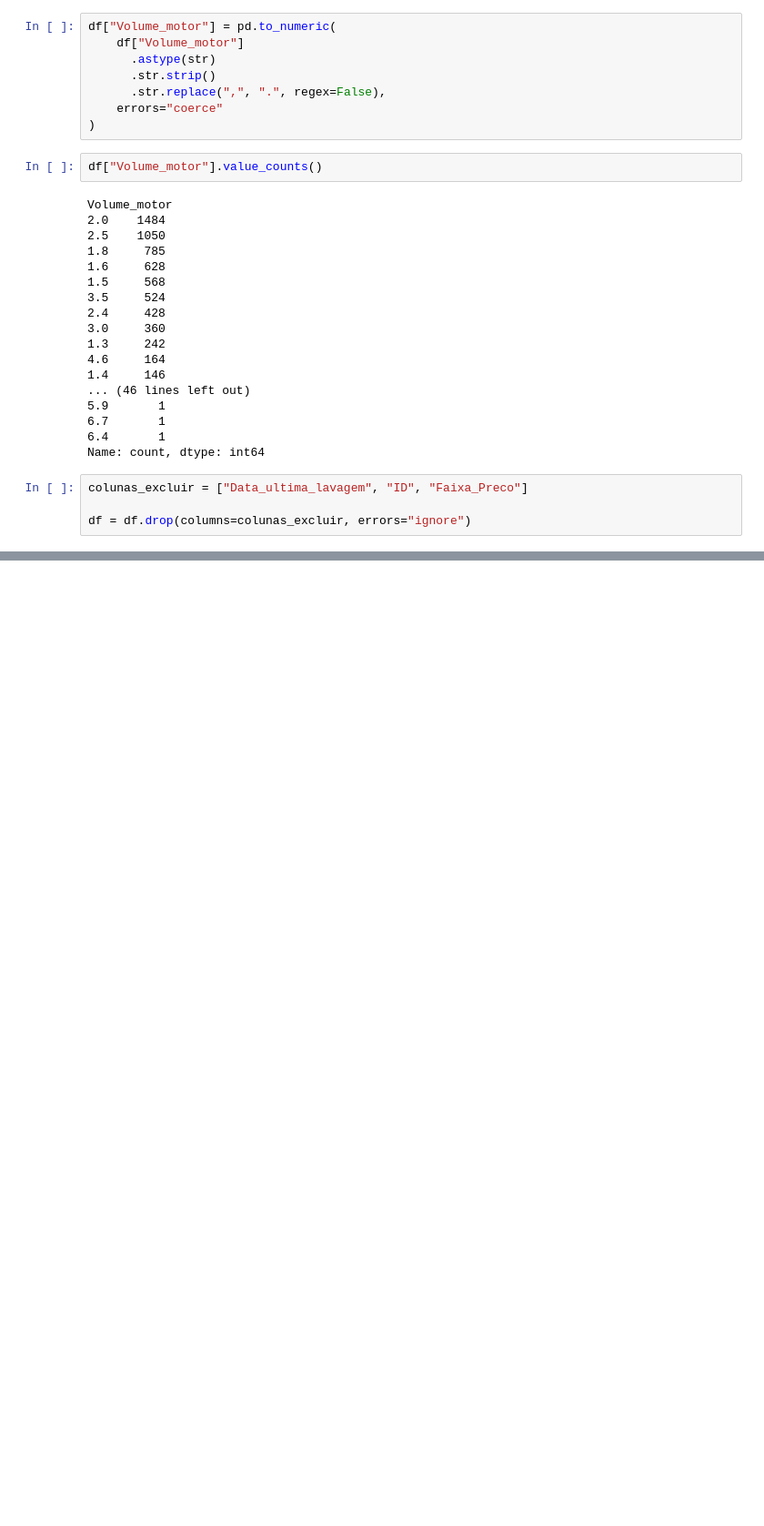
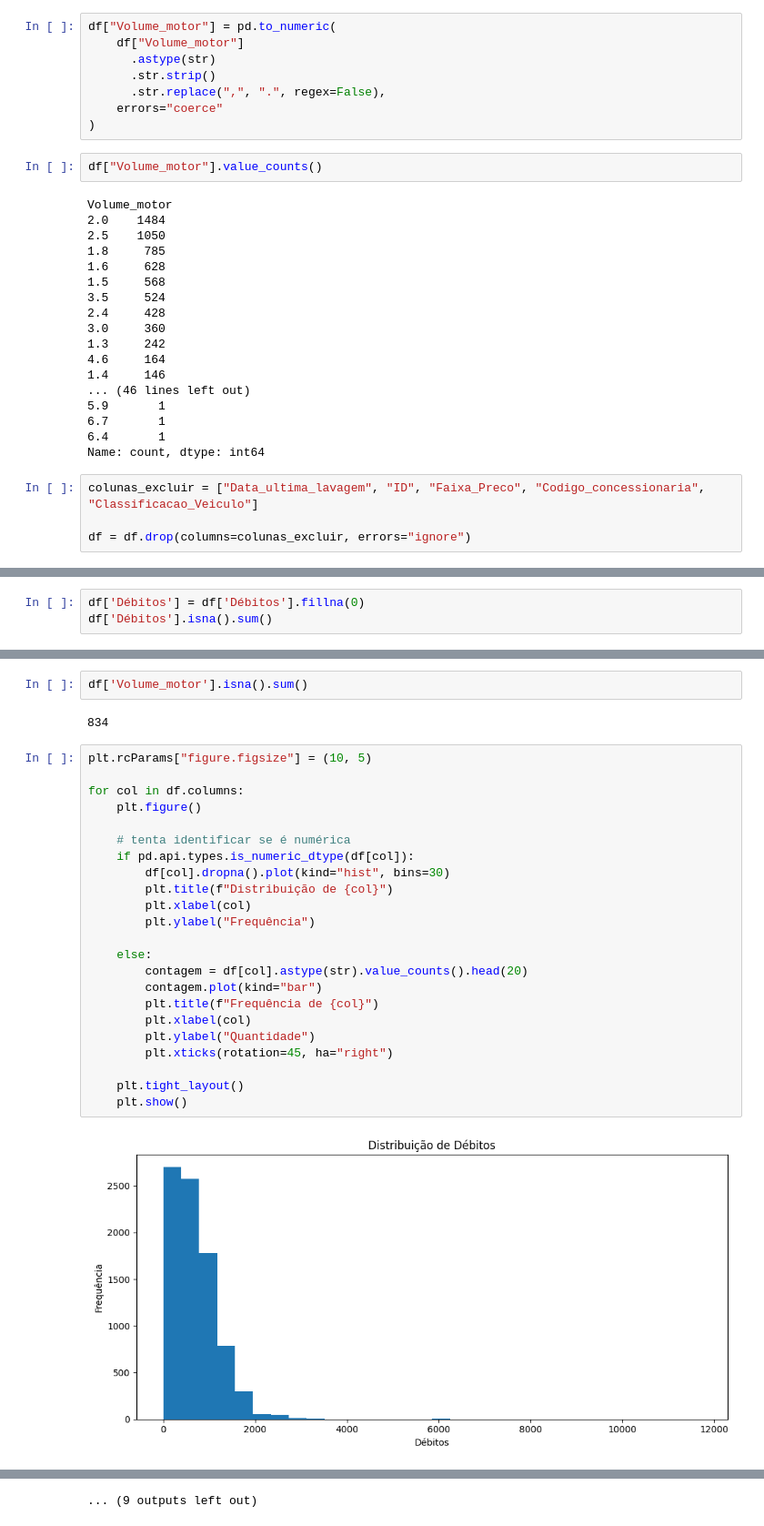
Before and after one commit to adrianop/ESE410035---Introducao-ao-Aprendizado-de-Maquina, a Jupyter notebook: 1 - analise_exploratoria.ipynb, the cells around one changed output, grey strips where cells are left out. Shown at 91% size. Cells and saved outputs as stored; diff of their text form; blank space fills up the shorter version.

```diff
--- a/1 - analise_exploratoria.ipynb
+++ b/1 - analise_exploratoria.ipynb
@@ -236,7 +244,7 @@ Volume_motor
 6.4       1
 Name: count, dtype: int64
 # %%
-colunas_excluir = ["Data_ultima_lavagem", "ID", "Faixa_Preco"]
+colunas_excluir = ["Data_ultima_lavagem", "ID", "Faixa_Preco", "Codigo_concessionaria", "Classificacao_Veiculo"]
 
 df = df.drop(columns=colunas_excluir, errors="ignore")
 # %%
@@ -251,0 +393,3 @@ df.head()
+# %%
+df['Débitos'] = df['Débitos'].fillna(0)
+df['Débitos'].isna().sum()
@@ -251,0 +402,29 @@ df.head()
+# %%
+df['Volume_motor'].isna().sum()
+# %% [output]
+834
+# %%
+plt.rcParams["figure.figsize"] = (10, 5)
+
+for col in df.columns:
+    plt.figure()
+
+    # tenta identificar se é numérica
+    if pd.api.types.is_numeric_dtype(df[col]):
+        df[col].dropna().plot(kind="hist", bins=30)
+        plt.title(f"Distribuição de {col}")
+        plt.xlabel(col)
+        plt.ylabel("Frequência")
+
+    else:
+        contagem = df[col].astype(str).value_counts().head(20)
+        contagem.plot(kind="bar")
+        plt.title(f"Frequência de {col}")
+        plt.xlabel(col)
+        plt.ylabel("Quantidade")
+        plt.xticks(rotation=45, ha="right")
+
+    plt.tight_layout()
+    plt.show()
+# %% [output]
+[figure, added]
@@ -251,0 +442 @@ df.head()
+... (9 outputs left out)
```
Also changed, not shown: parts of 20 cells of this notebook, 1 other file.
